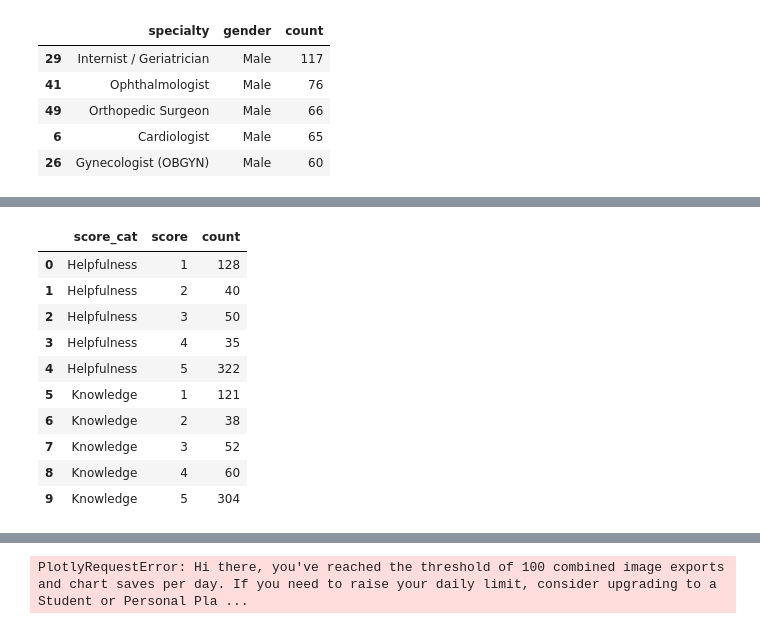
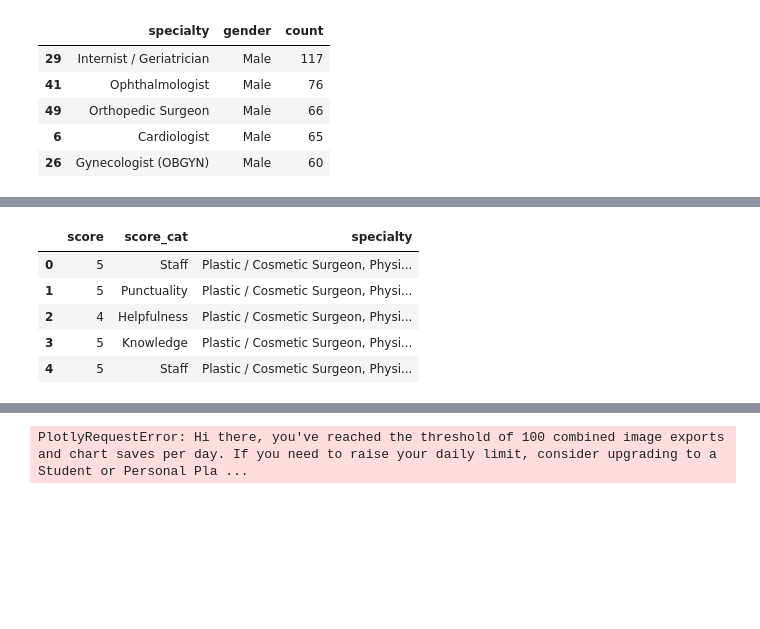
Before and after one commit to gwenkf/NYCDSA_scrapyproj, a Jupyter notebook: cleaningDocData.ipynb, the cells around one changed output, grey strips where cells are left out. Drawn from its saved outputs; the diff is of its cells as text; code cells hidden in the pictures; blank space fills up the shorter version.

```diff
--- a/cleaningDocData.ipynb
+++ b/cleaningDocData.ipynb
@@ -395,29 +397,24 @@ rating_spec = pd.concat([pd.Series(row['specialty'], row['cat_ratings'].split(',
 # %%
 rating_spec = rating_spec.loc[rating_spec.score_cat != " "]
 scores = ["1","2","3","4","5"]
 cat = ["Staff", "Punctuality", "Helpfulness", "Knowledge"]
 nums = rating_spec.loc[rating_spec.score_cat.isin(scores)].reset_index()[['score_cat',
                                                                           'specialty']].rename(columns={'score_cat':'score',
                                                                                                        'specialty':'specialty1'})
 cats = rating_spec.loc[rating_spec.score_cat.isin(cat)].reset_index()[['score_cat', 'specialty']]
 clean_ratings = pd.concat([nums, cats], axis=1)
 clean_ratings = clean_ratings[['score','score_cat','specialty']]
 clean_ratings = clean_ratings.dropna()
 internists_ratings = clean_ratings.loc[clean_ratings.specialty == "Internist / Geriatrician"]
 internists_ratings = pd.DataFrame(internists_ratings.groupby(['score_cat','score']).size()).reset_index().rename(columns={0:'count'})
-internists_ratings.head(10)
+clean_ratings.head()
 # %% [output]
-|  | score_cat | score | count |
-| 0 | Helpfulness | 1 | 128 |
-| 1 | Helpfulness | 2 | 40 |
-| 2 | Helpfulness | 3 | 50 |
-| 3 | Helpfulness | 4 | 35 |
-| 4 | Helpfulness | 5 | 322 |
-| 5 | Knowledge | 1 | 121 |
-| 6 | Knowledge | 2 | 38 |
-| 7 | Knowledge | 3 | 52 |
-| 8 | Knowledge | 4 | 60 |
-| 9 | Knowledge | 5 | 304 |
+|  | score | score_cat | specialty |
+| 0 | 5 | Staff | Plastic / Cosmetic Surgeon, Physi... |
+| 1 | 5 | Punctuality | Plastic / Cosmetic Surgeon, Physi... |
+| 2 | 4 | Helpfulness | Plastic / Cosmetic Surgeon, Physi... |
+| 3 | 5 | Knowledge | Plastic / Cosmetic Surgeon, Physi... |
+| 4 | 5 | Staff | Plastic / Cosmetic Surgeon, Physi... |
 # %%
 intern_help = internists_ratings.loc[internists_ratings.score_cat == "Helpfulness"]
 
```
Also changed, not shown: parts of 3 cells of this notebook.
